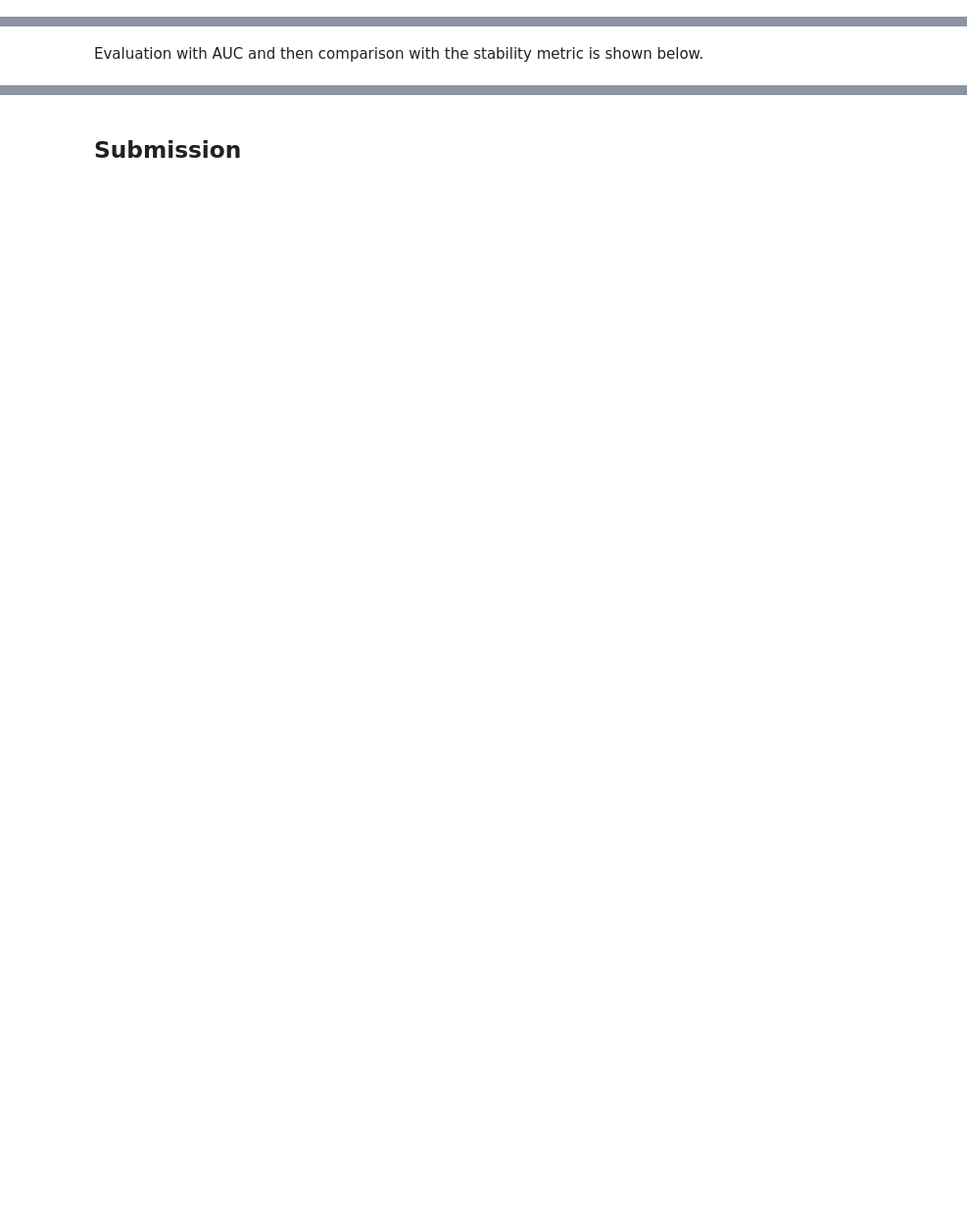
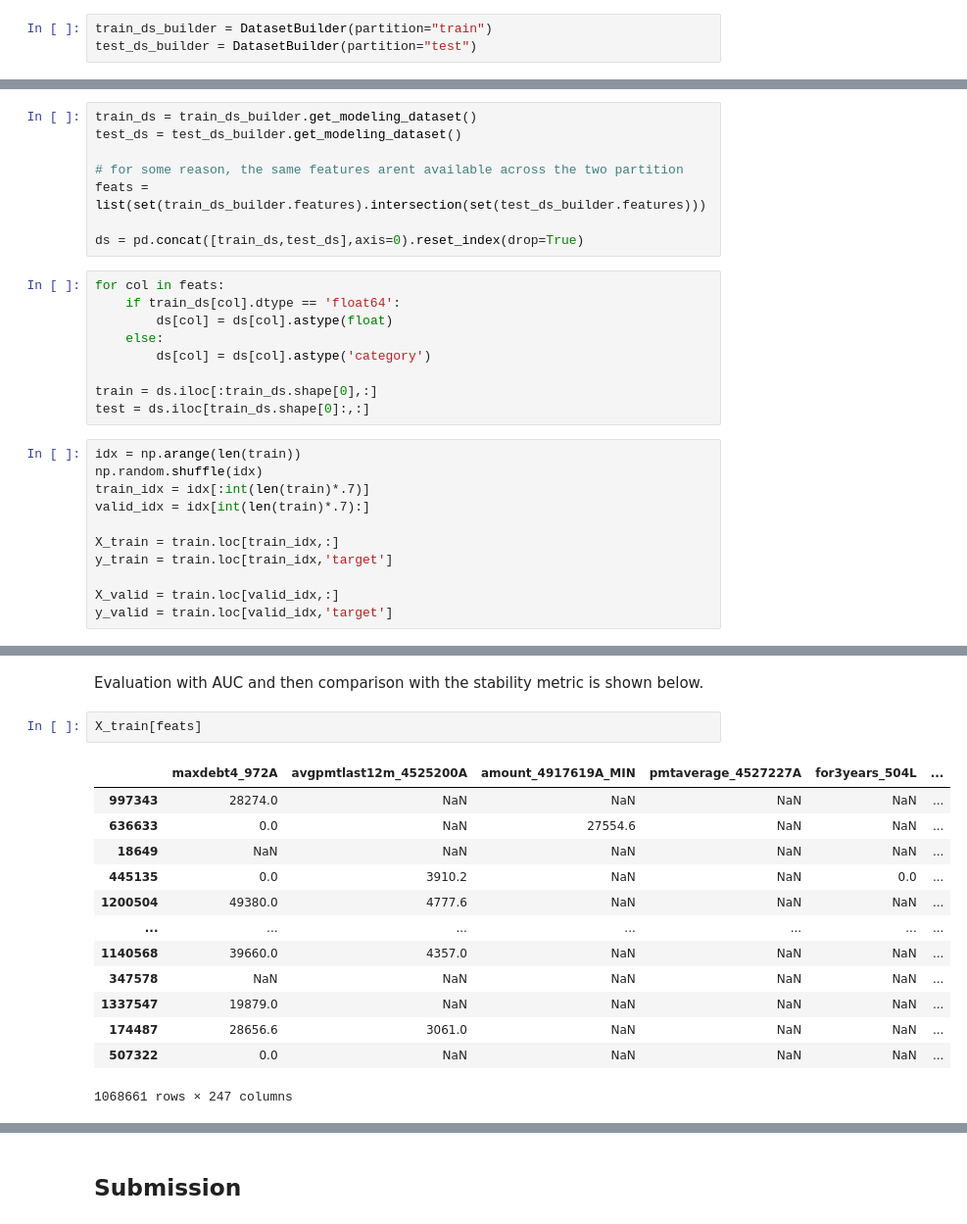
Before and after one commit to grichland/credit-risk-modeling2024, a Jupyter notebook: Submission.ipynb, the cells around one changed output, grey strips where cells are left out. Shown: that part at 98% size. Drawn from its saved outputs; the diff is of its cells as text; blank space fills up the shorter version.

```diff
--- a/Submission.ipynb
+++ b/Submission.ipynb
@@ -368,0 +342,3 @@ adding tax registry c...
+# %%
+train_ds_builder = DatasetBuilder(partition="train")
+test_ds_builder = DatasetBuilder(partition="test")
@@ -369 +365,29 @@ adding tax registry c...
+# %%
+train_ds = train_ds_builder.get_modeling_dataset()
+test_ds = test_ds_builder.get_modeling_dataset()
+
+# for some reason, the same features arent available across the two partition
+feats = list(set(train_ds_builder.features).intersection(set(test_ds_builder.features)))
+
+ds = pd.concat([train_ds,test_ds],axis=0).reset_index(drop=True)
+# %%
+for col in feats:
+    if train_ds[col].dtype == 'float64':
+        ds[col] = ds[col].astype(float)
+    else:
+        ds[col] = ds[col].astype('category')
+
+train = ds.iloc[:train_ds.shape[0],:]
+test = ds.iloc[train_ds.shape[0]:,:]
+# %%
+idx = np.arange(len(train))
+np.random.shuffle(idx)
+train_idx = idx[:int(len(train)*.7)]
+valid_idx = idx[int(len(train)*.7):]
+
+X_train = train.loc[train_idx,:]
+y_train = train.loc[train_idx,'target']
+
+X_valid = train.loc[valid_idx,:]
+y_valid = train.loc[valid_idx,'target']
 # %%
@@ -400,4 +422,20 @@ Training until validation scores don't improve for 10 rounds
 # %% [markdown]
 Evaluation with AUC and then comparison with the stability metric is shown below.
+# %%
+X_train[feats]
+# %% [output]
+|  | maxdebt4_972A | avgpmtlast12m_4525200A | amount_4917619A_MIN | pmtaverage_4527227A | for3years_504L | ... |
+| 997343 | 28274.0 | NaN | NaN | NaN | NaN | ... |
+| 636633 | 0.0 | NaN | 27554.6 | NaN | NaN | ... |
+| 18649 | NaN | NaN | NaN | NaN | NaN | ... |
+| 445135 | 0.0 | 3910.2 | NaN | NaN | 0.0 | ... |
+| 1200504 | 49380.0 | 4777.6 | NaN | NaN | NaN | ... |
+| ... | ... | ... | ... | ... | ... | ... |
+| 1140568 | 39660.0 | 4357.0 | NaN | NaN | NaN | ... |
+| 347578 | NaN | NaN | NaN | NaN | NaN | ... |
+| 1337547 | 19879.0 | NaN | NaN | NaN | NaN | ... |
+| 174487 | 28656.6 | 3061.0 | NaN | NaN | NaN | ... |
+| 507322 | 0.0 | NaN | NaN | NaN | NaN | ... |
+1068661 rows × 247 columns
 # %%
 eval_train = X_train.copy()
```
Also changed, not shown: parts of 13 cells of this notebook.
